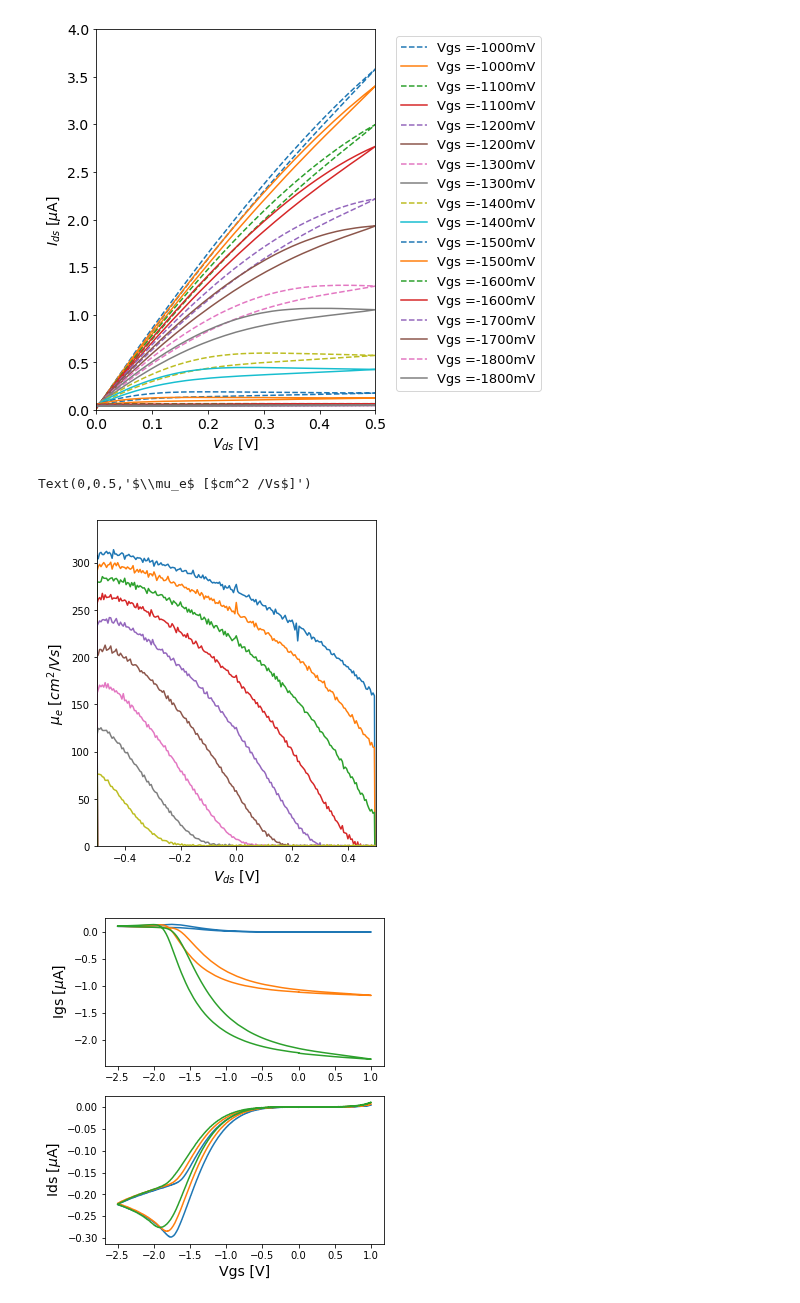
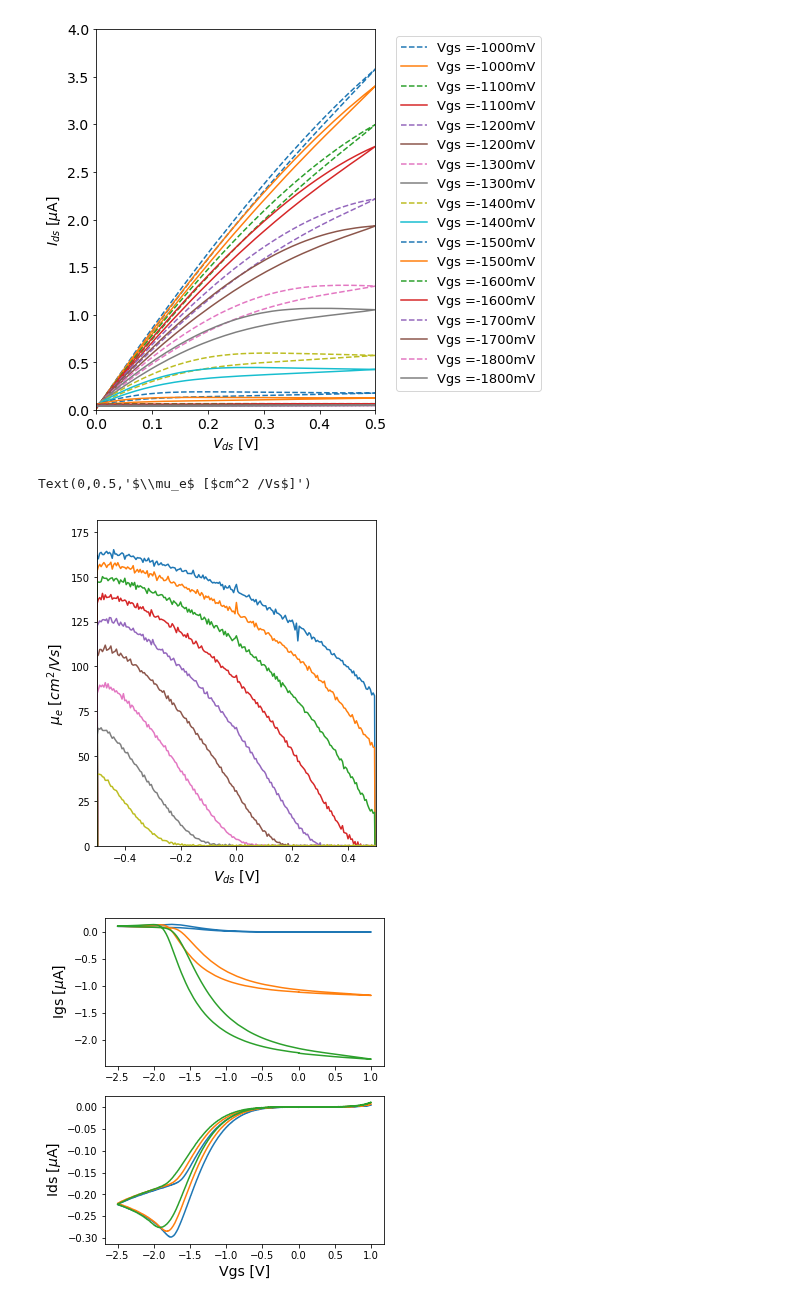
Before and after one commit to prabowobagas/Jupyter-Notebook-Thesis, a Jupyter notebook: Weekly Journal.ipynb, the cells around one changed output. Drawn from its saved outputs; the diff is of its cells as text; code cells hidden in the pictures.

```diff
--- a/Weekly Journal.ipynb
+++ b/Weekly Journal.ipynb
@@ -282,24 +282,24 @@ plt.show()
 # %%
 from scipy import constants
 
 for i in range(11,20):
     df1 = pd.read_csv('Data\\dev15\\dev15_vsd\\dev15_dataset'+str(i)+'.txt',sep='\t',skiprows = [0,1,2])
     df2 = pd.read_csv('Data\\dev16\\dev16_vsd\\dev16dataset'+str(i)+'.txt',sep='\t',skiprows = [0,1,2])
 
     df_wrap1 = wrapper_vds(df1)
     # df_wrap2 = wrapper_vds(df2)
 
-    mu = np.diff((df_wrap1['Ids']) * 10)/(10**(13) * constants.elementary_charge)
+    mu = np.diff((df_wrap1['Ids']) * 10**4)/(1.9*10**(13) * constants.elementary_charge)
     Vgs_lineseries = df_wrap1['Vds']
     plt.plot(Vgs_lineseries[0:400], mu)
 
 plt.xlim(-0.5,0.5)
 plt.ylim(0,)
 plt.xlabel('$V_{ds}$ [V]', fontsize=14)
 plt.ylabel('$\mu_e$ [$cm^2 /Vs$]', fontsize=14)
 # %% [output]
 Text(0,0.5,'$\\mu_e$ [$cm^2 /Vs$]')
-[figure, old version]
+[figure, new version]
 # %%
 # Vgs variable plotter
 def wrapper_vgs(dataframe):
```
